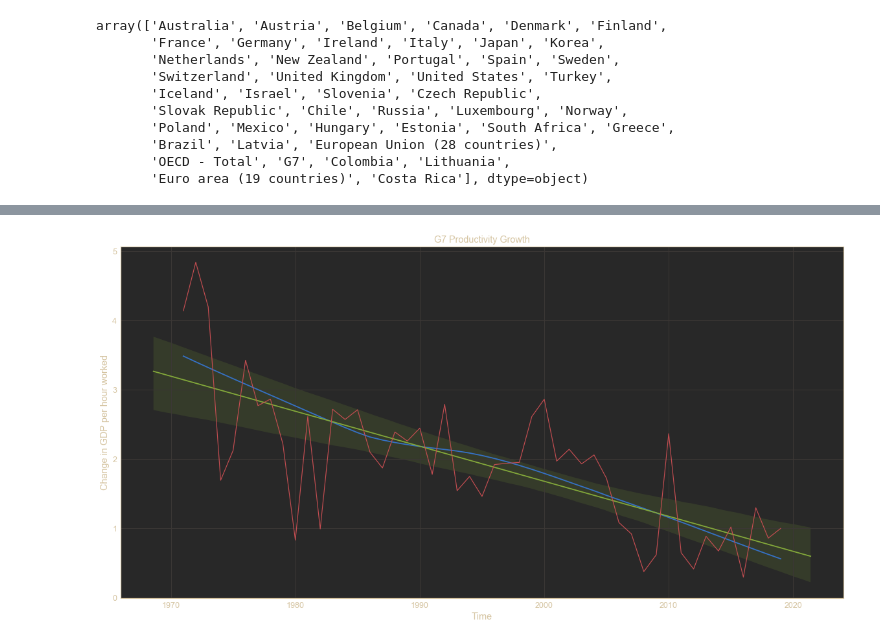
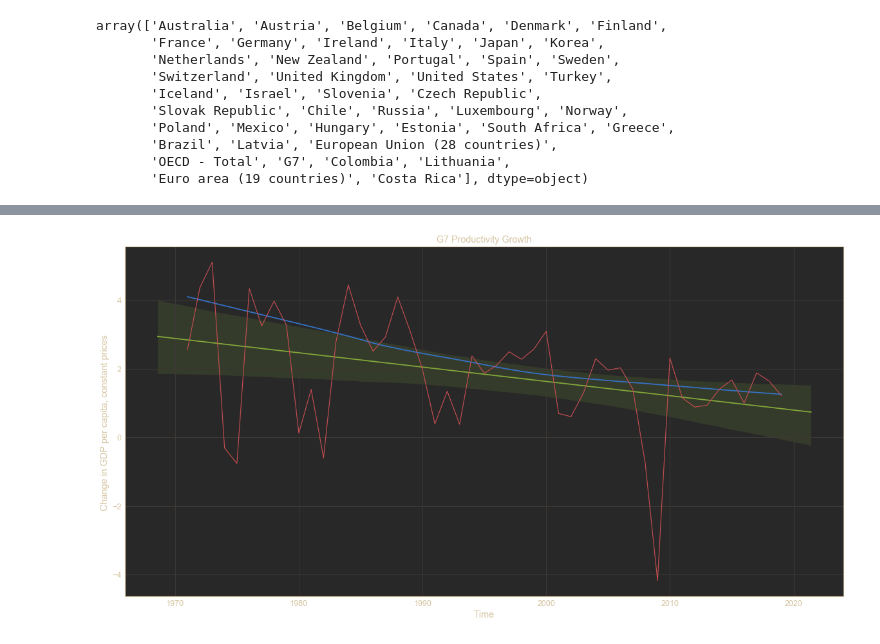
Before and after one commit to mayabenowitz/neuralcraft, a Jupyter notebook: notebooks/1.0-mayab-macroecon.ipynb, the cells around one changed output, grey strips where cells are left out. Cells and saved outputs as stored; diff of their text form; code cells hidden in the pictures.

```diff
--- a/notebooks/1.0-mayab-macroecon.ipynb
+++ b/notebooks/1.0-mayab-macroecon.ipynb
@@ -85,5 +132,5 @@ array(['Australia', 'Austria', 'Belgium', 'Canada', 'Denmark', 'Finland',
 # %%
-def _regplot(df, country):
+def _regplot(df, country, subject):
     fig, ax = plt.subplots(figsize=(20,10))
     # locally weighted linear regression
     sns.regplot(x='Time', y='Value', lowess=True, scatter=False, data=df)
@@ -91,16 +138,28 @@ def _regplot(df, country):
     sns.regplot(x='Time', y='Value', scatter=False, data=df)
     sns.lineplot(x='Time', y='Value', data=df)
     plt.title(f'{country} Productivity Growth')
-    plt.ylabel('Change in GDP per hour worked')
+    plt.ylabel(f'Change in {subject}')
 # %%
-def collect_data(df) -> dict:
+def collect_data(df, subject, activity=None) -> dict:
     df_cdict={}
-    for c in countries:
-        df_cdict[c] = df[
-        (df['Country'] == c) & (df['Subject'] == 'GDP per hour worked, constant prices ')
-        ]
-    return df_cdict
+    if activity is None:
+        for c in countries:
+            df_cdict[c] = df[
+            (df['Country'] == c) & (df['Subject'] == subject)
+            ]
+        return df_cdict
+    else:
+        for c in countries:
+            df_cdict[c] = df[
+                (df['Country'] == c) & (df['Subject'] == subject)
+                & (df['Activity'] == activity)
+            ]
+        return df_cdict
 # %%
-def regplot(df, country):
-    d = collect_data(df)
-    return _regplot(d[country], country)
+def regplot(df, country, subject, activity=None):
+    if activity is None:
+        d = collect_data(df, subject)
+        return _regplot(d[country], country, subject)
+    else:
+        d = collect_data(df, subject, activity)
+        return _regplot(d[country], country, subject, activity)
@@ -111,4 +190,8 @@ regplot(df, 'United States')
 # %%
-regplot(df, 'G7')
+regplot(
+    df,
+    country='G7',
+    subject='GDP per capita, constant prices '
+)
 # %% [output]
-[figure, old version]
+[figure, new version]
```
Also changed, not shown: parts of 10 cells of this notebook.
